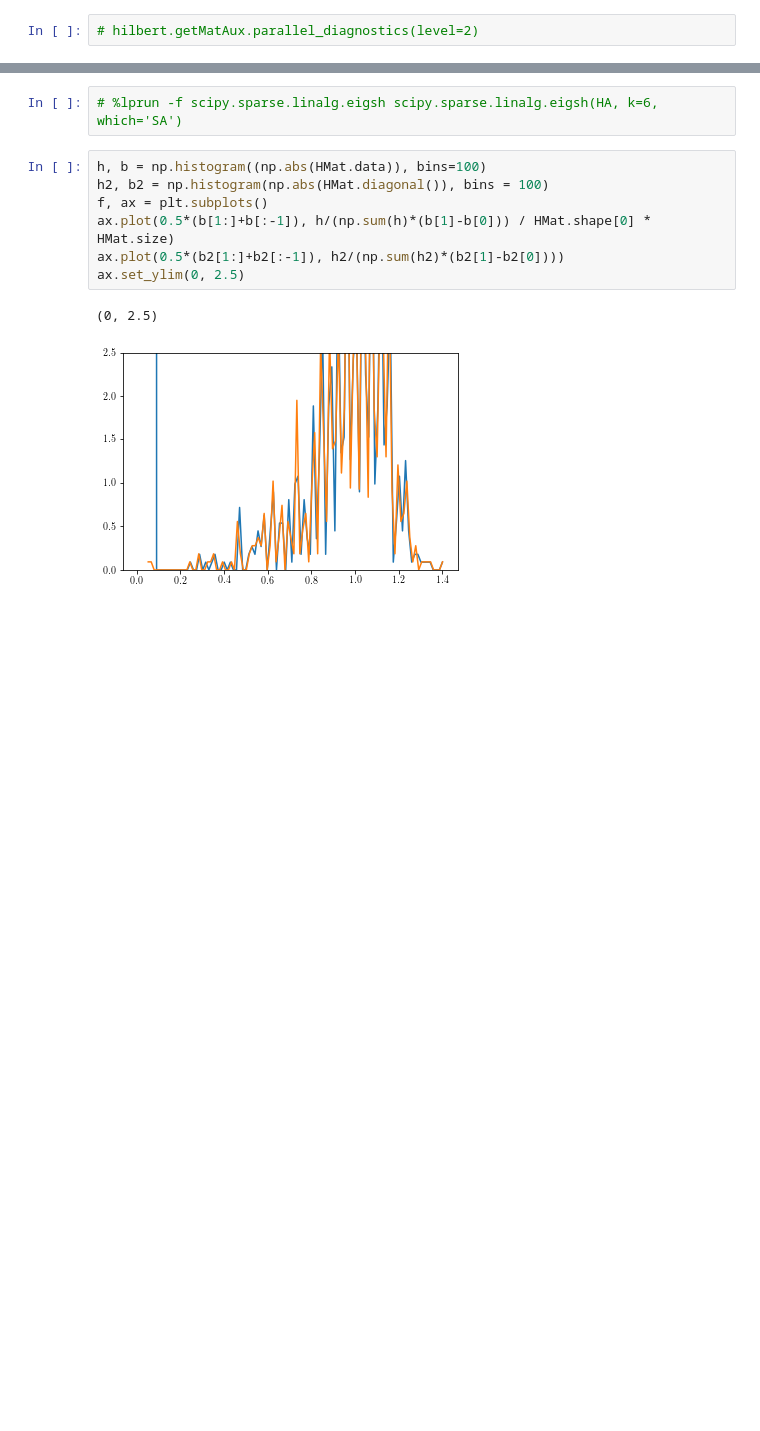
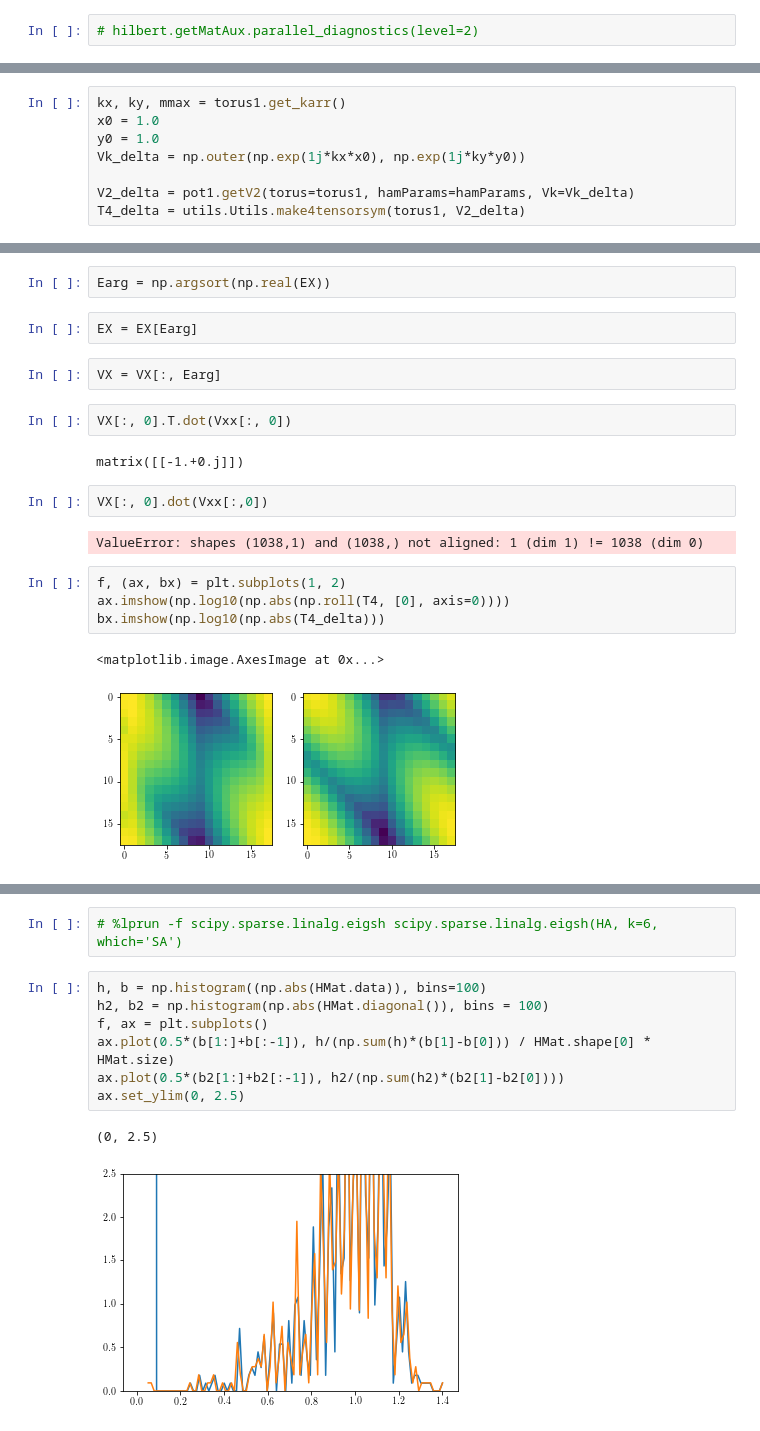
Before and after one commit to akshaykri/QH_ED, a Jupyter notebook: examples/QH_ED1.ipynb, the cells around one changed output, grey strips where cells are left out. Cells and saved outputs as stored; diff of their text form; blank space fills up the shorter version.

```diff
--- a/examples/QH_ED1.ipynb
+++ b/examples/QH_ED1.ipynb
@@ -163,0 +171,8 @@ array([-1.95291806, -1.94022948, -1.94022948, -1.93826526, -1.9298701 ,
+# %%
+kx, ky, mmax = torus1.get_karr()
+x0 = 1.0
+y0 = 1.0
+Vk_delta = np.outer(np.exp(1j*kx*x0), np.exp(1j*ky*y0))
+
+V2_delta = pot1.getV2(torus=torus1, hamParams=hamParams, Vk=Vk_delta)
+T4_delta = utils.Utils.make4tensorsym(torus1, V2_delta)
@@ -163,0 +222,21 @@ array([-1.95291806, -1.94022948, -1.94022948, -1.93826526, -1.9298701 ,
+# %%
+Earg = np.argsort(np.real(EX))
+# %%
+EX = EX[Earg]
+# %%
+VX = VX[:, Earg]
+# %%
+VX[:, 0].T.dot(Vxx[:, 0])
+# %% [output]
+matrix([[-1.+0.j]])
+# %%
+VX[:, 0].dot(Vxx[:,0])
+# %% [output]
+ValueError: shapes (1038,1) and (1038,) not aligned: 1 (dim 1) != 1038 (dim 0)
+# %%
+f, (ax, bx) = plt.subplots(1, 2)
+ax.imshow(np.log10(np.abs(np.roll(T4, [0], axis=0))))
+bx.imshow(np.log10(np.abs(T4_delta)))
+# %% [output]
+<matplotlib.image.AxesImage at 0x...>
+[figure, added]
```
Also changed, not shown: parts of 32 cells of this notebook, 7 other files.
